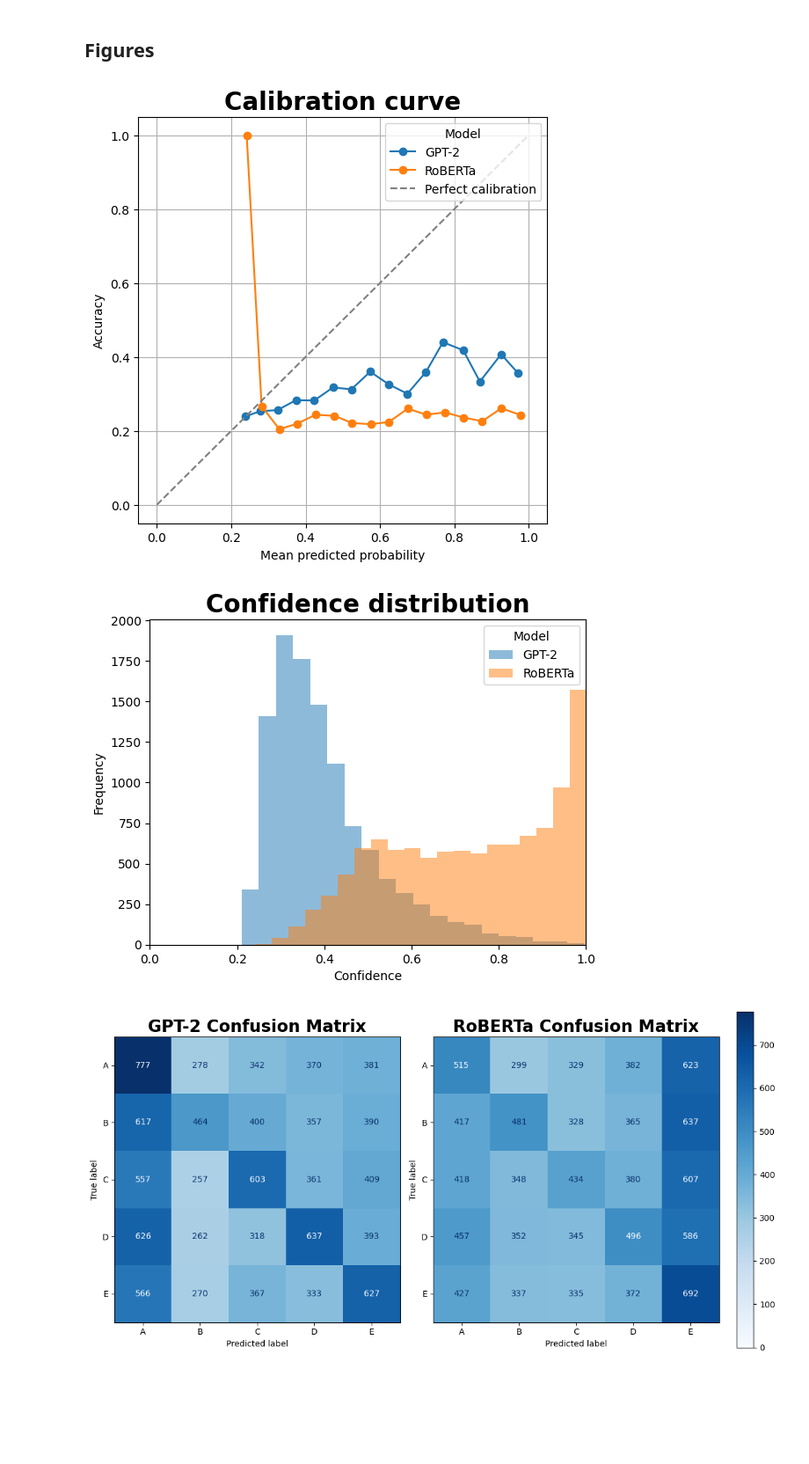
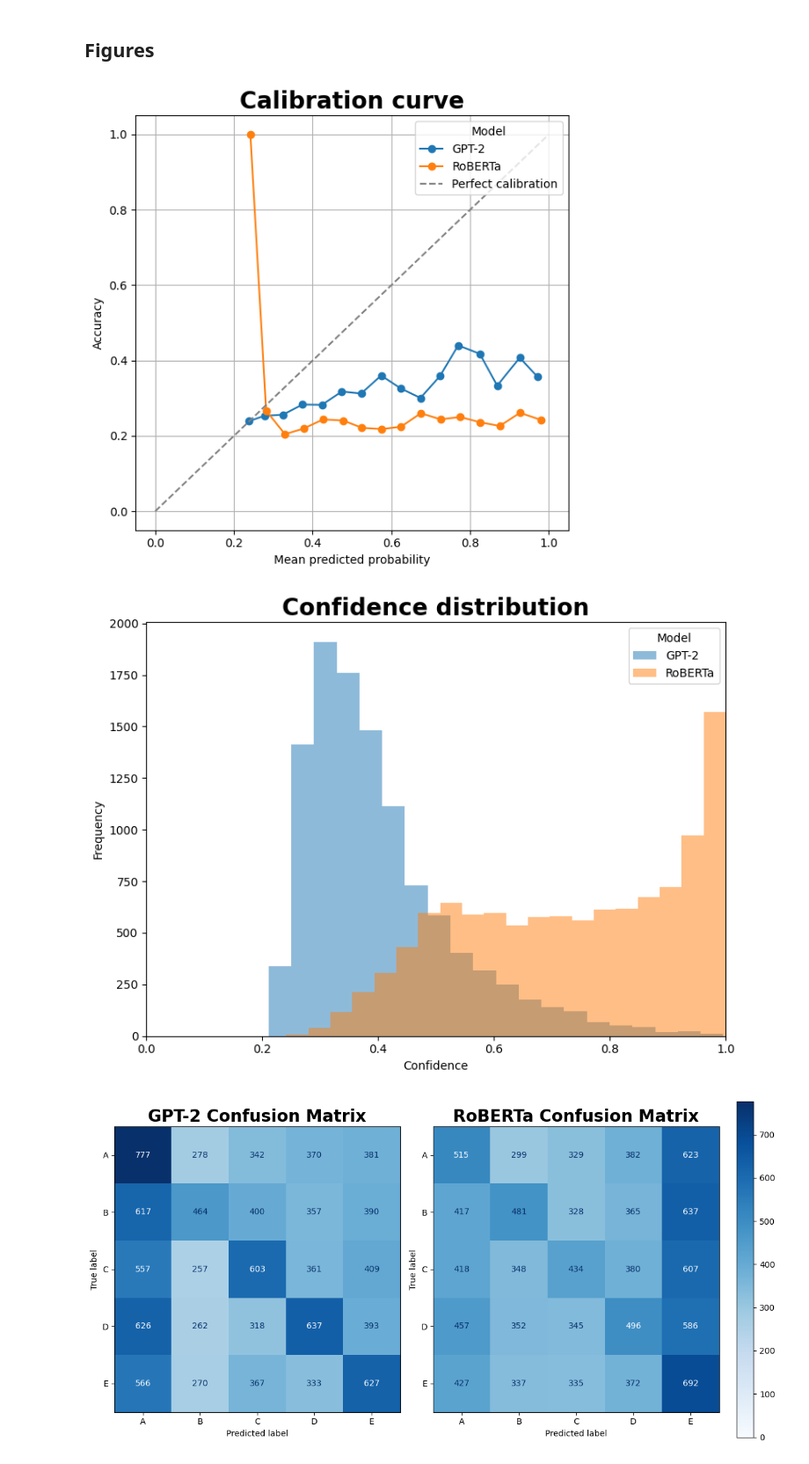
Before and after one commit to almvos/TALC, a Jupyter notebook: CompareModels.ipynb, the cells around one changed output. Shown at 88% size. Cells and saved outputs as stored; diff of their text form; code cells hidden in the pictures; blank space fills up the shorter version.

Commit message:
add comments + save figures as pdf for report

```diff
--- a/CompareModels.ipynb
+++ b/CompareModels.ipynb
@@ -109,43 +109,59 @@ RoBERTa ECE: 0.4955110007628888
 # %% [markdown]
 ## Figures
 # %%
-def plot_calibration(df, label, n_bins=20):
+# Function to plot calibration curve
+def plot_calibration(ax, df, label, n_bins=20):
     y_true = df['correct']
     y_prob = df['confidence']
 
     prob_true, prob_pred = calibration_curve(y_true, y_prob, n_bins=n_bins)
 
-    plt.plot(prob_pred, prob_true, marker='o', label=label)
+    ax.plot(prob_pred, prob_true, marker='o', label=label)
 
-plt.figure(figsize=(6,6))
+# Create figure
+fig, ax = plt.subplots(figsize=(6, 6))
 
-plot_calibration(gpt2_results, "GPT-2")
-plot_calibration(roberta_results, "RoBERTa")
+# Plot both models
+plot_calibration(ax, gpt2_results, "GPT-2")
+plot_calibration(ax, roberta_results, "RoBERTa")
 
-plt.plot([0,1], [0,1], linestyle='--', label='Perfect calibration', color='gray')
+# Perfect calibration line
+ax.plot([0, 1], [0, 1], linestyle='--', color='gray', label='Perfect calibration')
 
-plt.xlabel("Mean predicted probability")
-plt.ylabel("Accuracy")
-plt.title("Calibration curve", fontsize=20, fontweight="bold")
-plt.legend(title='Model', loc='upper right')
-plt.grid()
+# Formatting
+ax.set_xlabel("Mean predicted probability")
+ax.set_ylabel("Accuracy")
+ax.set_title("Calibration curve", fontsize=20, fontweight="bold")
+ax.legend(title='Model', loc='upper right')
+ax.grid()
+
+fig.tight_layout()
+fig.savefig("figures/calibration_curve.pdf", bbox_inches="tight")
 
 plt.show()
 # %% [output]
-[figure, old version]
+[figure, new version]
 # %%
-plt.hist(gpt2_results['confidence'], bins=20, alpha=0.5, label='GPT-2')
-plt.hist(roberta_results['confidence'], bins=20, alpha=0.5, label='RoBERTa')
+# Create figure
+fig, ax = plt.subplots(figsize=(8, 6))
 
-plt.xlim(0, 1)
-plt.xlabel("Confidence")
-plt.ylabel("Frequency")
-plt.legend(title='Model')
-plt.title("Confidence distribution", fontsize=20, fontweight="bold")
+# Plot confidence distributions
+ax.hist(gpt2_results['confidence'], bins=20, alpha=0.5, label='GPT-2')
+ax.hist(roberta_results['confidence'], bins=20, alpha=0.5, label='RoBERTa')
+
+# Formatting
+ax.set_xlim(0, 1)
+ax.set_xlabel("Confidence")
+ax.set_ylabel("Frequency")
+ax.set_title("Confidence distribution", fontsize=20, fontweight="bold")
+ax.legend(title='Model')
+
+fig.tight_layout()
+fig.savefig("figures/confidence_distribution.pdf", bbox_inches="tight")
 
 plt.show()
 # %% [output]
-[figure, old version]
+[figure, new version]
 # %%
 labels = sorted(list(set(gpt2_results['answerKey']) | set(gpt2_results['predicted']) |
                      set(roberta_results['answerKey']) | set(roberta_results['predicted'])))
```
Also changed, not shown: parts of 3 cells of this notebook.
